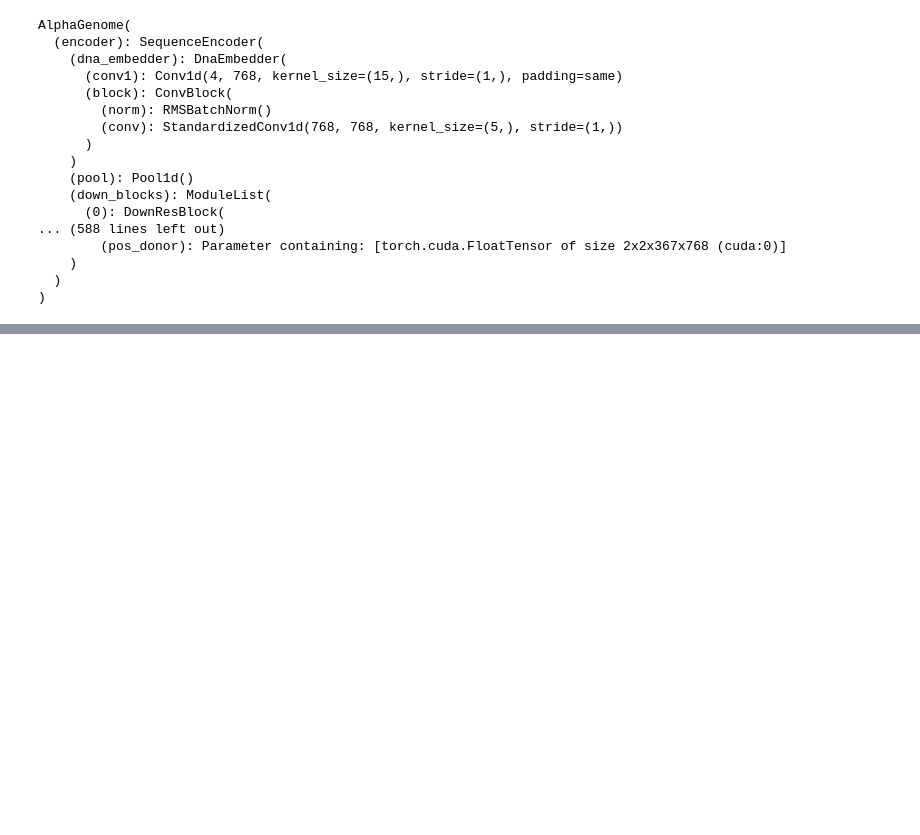
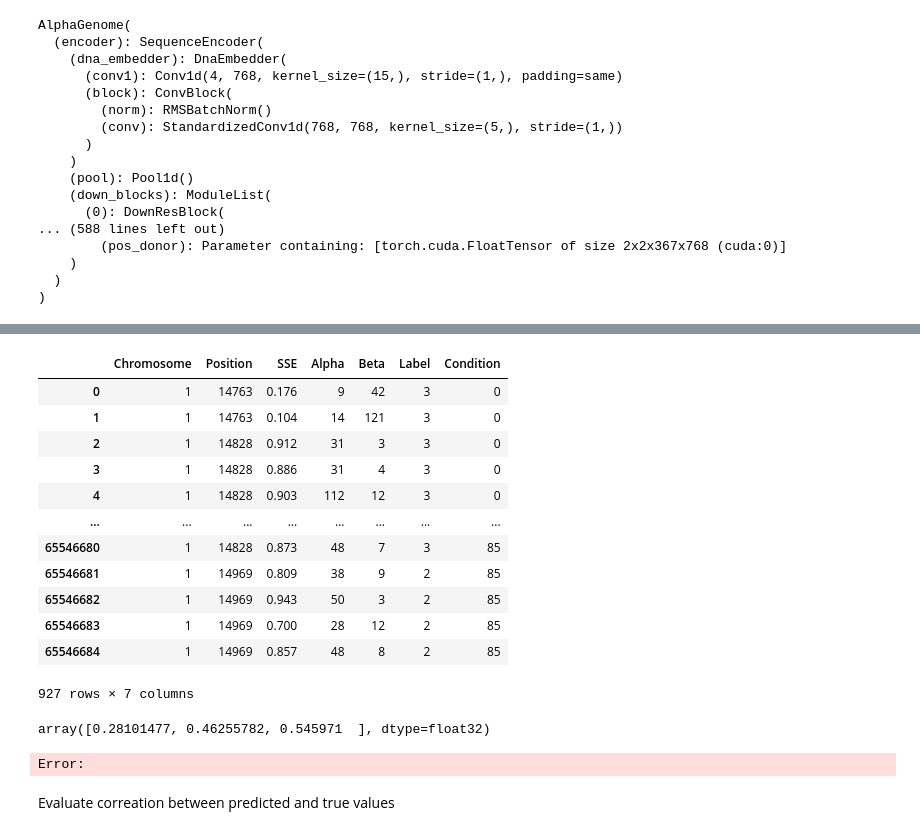
Before and after one commit to anamariaelek/alphagenome-pytorch, a Jupyter notebook: examples/notebooks/splice_predict.ipynb, the cells around one changed output, grey strips where cells are left out. Drawn from its saved outputs; the diff is of its cells as text; code cells hidden in the pictures; blank space fills up the shorter version.

```diff
--- a/examples/notebooks/splice_predict.ipynb
+++ b/examples/notebooks/splice_predict.ipynb
@@ -388,0 +427,38 @@ plt.show()
+# %%
+# Compare to true usage values from parquet
+fn="/home/elek/sds/sd17d003/Anamaria/alphagenome_genomicsxai/data/Homo_sapiens/usage.parquet"
+usage_pq = pd.read_parquet(fn)
+
+# Get usage values for positions in window
+w_usage = usage_pq[
+    (usage_pq["Chromosome"] == chrom) &
+    (usage_pq["Position"] >= start) &
+    (usage_pq["Position"] <= end)]
+
+# Select condition to compare
+i = 0
+i_usage = w_usage[w_usage['Condition'] == i]
+i_usage
+# %% [output]
+|  | Chromosome | Position | SSE | Alpha | Beta | Label | Condition |
+| 0 | 1 | 14763 | 0.176 | 9 | 42 | 3 | 0 |
+| 1 | 1 | 14763 | 0.104 | 14 | 121 | 3 | 0 |
+| 2 | 1 | 14828 | 0.912 | 31 | 3 | 3 | 0 |
+| 3 | 1 | 14828 | 0.886 | 31 | 4 | 3 | 0 |
+| 4 | 1 | 14828 | 0.903 | 112 | 12 | 3 | 0 |
+| ... | ... | ... | ... | ... | ... | ... | ... |
+| 65546680 | 1 | 14828 | 0.873 | 48 | 7 | 3 | 85 |
+| 65546681 | 1 | 14969 | 0.809 | 38 | 9 | 2 | 85 |
+| 65546682 | 1 | 14969 | 0.943 | 50 | 3 | 2 | 85 |
+| 65546683 | 1 | 14969 | 0.700 | 28 | 12 | 2 | 85 |
+| 65546684 | 1 | 14969 | 0.857 | 48 | 8 | 2 | 85 |
+927 rows × 7 columns
+# %%
+true_pos = i_usage['Position'].drop_duplicates().values
+pred_vals = usage[true_pos, i]
+pred_vals
+# %% [output]
+array([0.28101477, 0.46255782, 0.545971  ], dtype=float32)
+Error:
+# %% [markdown]
+Evaluate correation between predicted and true values
```
Also changed, not shown: parts of 20 cells of this notebook, 25 other files.
